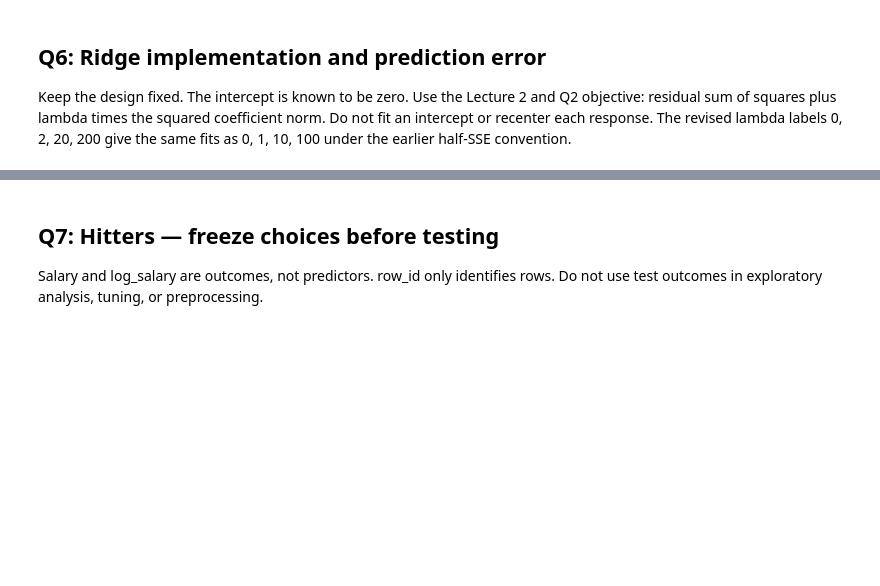
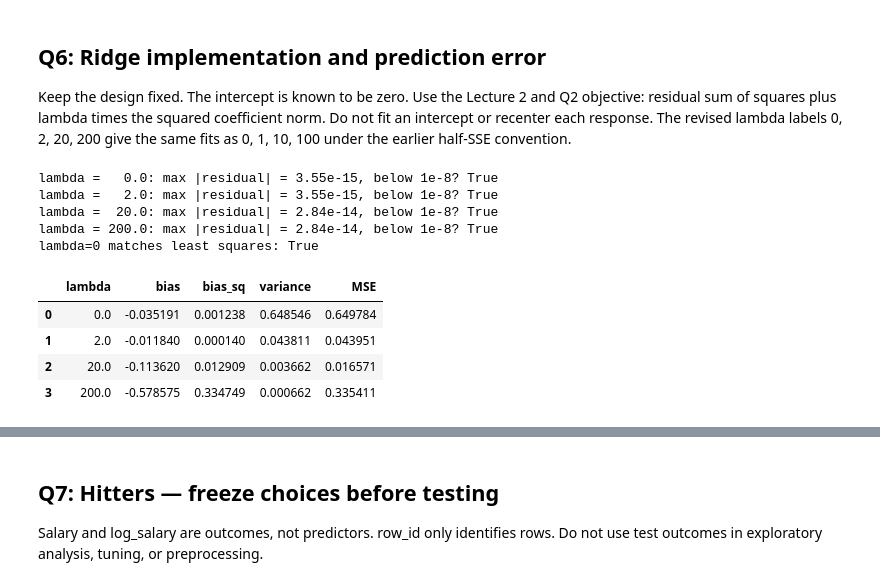
Before and after one commit to alecneme/STA2112, a Jupyter notebook: hw1/hw1_student.ipynb, the cells around one changed output, grey strips where cells are left out. Cells and saved outputs as stored; diff of their text form; code cells hidden in the pictures; blank space fills up the shorter version.

```diff
--- a/hw1/hw1_student.ipynb
+++ b/hw1/hw1_student.ipynb
@@ -382,15 +382,53 @@ Y_sim = (X_sim @ beta)[None, :] + rng.normal(size=(R, len(X_sim)))
 Y0 = x0 @ beta + rng.normal(size=R)
 # %%
 def ridge_fit(X, y, lam):
-    """Return ridge coefficients using a linear system solve. Q6(a)."""
-    raise NotImplementedError("Implement Q6(a)")
+    p = X.shape[1]               # number of columns (predictors) in X
+    A = X.T @ X + lam * np.eye(p) # X^T X + lambda * I   (p x p matrix)
+    v = X.T @ y                  # X^T y
+    return np.linalg.solve(A, v)
 
-# TODO: check (X.T @ X + lam*I) @ beta_hat - X.T @ y is close to zero.
-# Use the first simulated response; report the largest absolute entry for each lambda.
-# np.linalg.solve(A, v) solves A @ b = v without forming an inverse.
+y_first = Y_sim[0]               # first simulated response (row 0)
+
+for lam in lambdas:
+    beta_hat = ridge_fit(X_sim, y_first, lam)
+    A = X_sim.T @ X_sim + lam * np.eye(X_sim.shape[1])
+    v = X_sim.T @ y_first
+    residual = A @ beta_hat - v
+    max_abs = np.max(np.abs(residual))
+    print(f"lambda = {lam:>5}: max |residual| = {max_abs:.2e}, below 1e-8? {max_abs < 1e-8}")
+
+# lambda = 0 should match ordinary least squares
+beta_ols = np.linalg.lstsq(X_sim, y_first, rcond=None)[0]
+print("lambda=0 matches least squares:", np.allclose(ridge_fit(X_sim, y_first, 0), beta_ols))
+# %% [output]
+lambda =   0.0: max |residual| = 3.55e-15, below 1e-8? True
+lambda =   2.0: max |residual| = 3.55e-15, below 1e-8? True
+lambda =  20.0: max |residual| = 2.84e-14, below 1e-8? True
+lambda = 200.0: max |residual| = 2.84e-14, below 1e-8? True
+lambda=0 matches least squares: True
 # %%
-# TODO Q6(b): reuse Y_sim for every lambda; fit, tabulate, and plot.
-# Use np.var(predictions, ddof=0) for the finite-sample decomposition.
-# MSE_f compares predictions with the true mean f0=1.
-# Report bias, squared bias, variance and MSE_f; plot the last three.
-# The retained Y0 variable is unused; no noisy-outcome comparison is required.
+f0 = x0 @ beta                     # true mean at x0 (should be 1.0)
+rows = []                          # one dictionary per lambda goes here
+
+for lam in lambdas:
+    preds = np.empty(R)            # empty array to hold 500 predictions
+    for r in range(R):             # r = 0, 1, ..., 499
+        beta_hat = ridge_fit(X_sim, Y_sim[r], lam) # fit on the r-th response: Y_sim[r]
+        preds[r] = x0 @ beta_hat                   # prediction at x0: x0 @ beta_hat
+
+    f_bar = np.mean(preds)
+    bias = f_bar - f0              # f_bar minus the truth
+    var = np.var(preds, ddof=0)    # divisor R, as the question requires
+    mse = np.mean((preds - f0) ** 2) # average squared distance from f0
+
+    rows.append({"lambda": lam, "bias": bias, "bias_sq": bias ** 2,
+                 "variance": var, "MSE": mse})
+
+q6_table = pd.DataFrame(rows)      # turns the list of dicts into a table
+q6_table
+# %% [output]
+|  | lambda | bias | bias_sq | variance | MSE |
+| 0 | 0.0 | -0.035191 | 0.001238 | 0.648546 | 0.649784 |
+| 1 | 2.0 | -0.011840 | 0.000140 | 0.043811 | 0.043951 |
+| 2 | 20.0 | -0.113620 | 0.012909 | 0.003662 | 0.016571 |
+| 3 | 200.0 | -0.578575 | 0.334749 | 0.000662 | 0.335411 |
```
Also changed, not shown: parts of 18 cells of this notebook.
